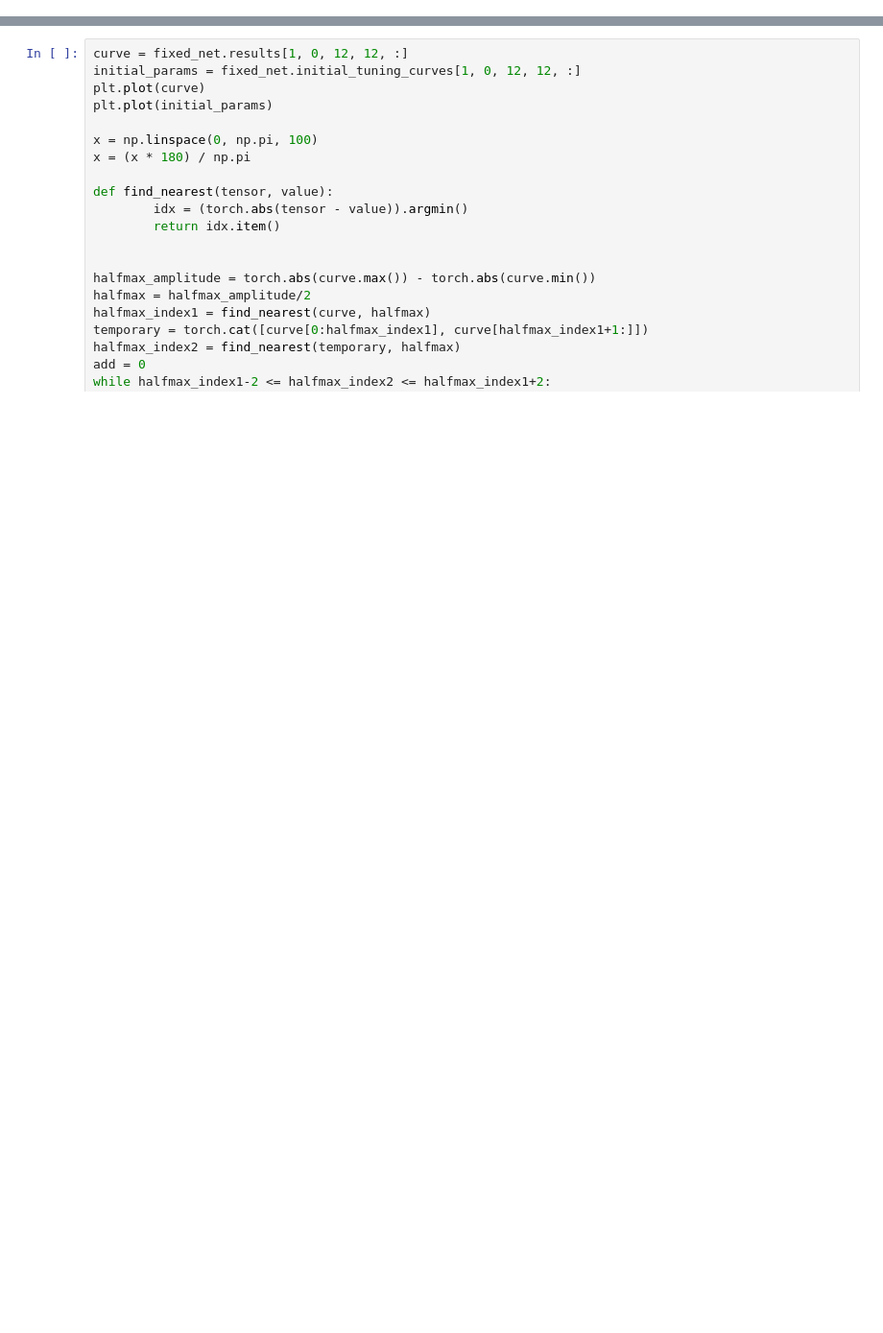
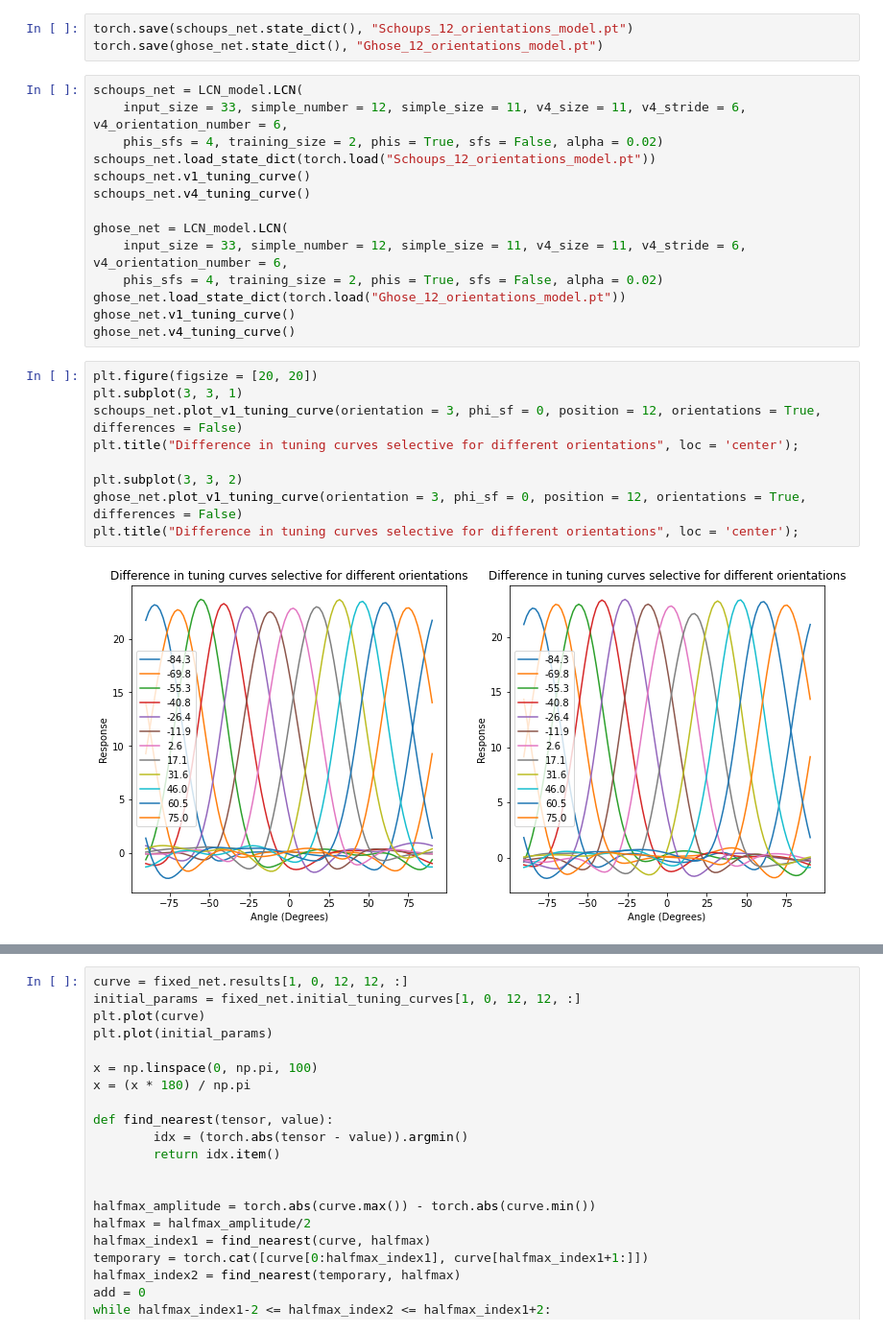
Before and after one commit to pacochow/Modelling-vpl, a Jupyter notebook: Locally_connected_network.ipynb, the cells around one changed output, grey strips where cells are left out. Shown at 96% size. Saved outputs shown, nothing was run; the diff lists cells and outputs as text; blank space fills up the shorter version.

```diff
--- a/Locally_connected_network.ipynb
+++ b/Locally_connected_network.ipynb
@@ -833,0 +449,28 @@ plt.title("Change in bandwidth for V1 tuning curves of networks trained on diffe
+# %%
+torch.save(schoups_net.state_dict(), "Schoups_12_orientations_model.pt")
+torch.save(ghose_net.state_dict(), "Ghose_12_orientations_model.pt")
+# %%
+schoups_net = LCN_model.LCN(
+    input_size = 33, simple_number = 12, simple_size = 11, v4_size = 11, v4_stride = 6, v4_orientation_number = 6,
+    phis_sfs = 4, training_size = 2, phis = True, sfs = False, alpha = 0.02)
+schoups_net.load_state_dict(torch.load("Schoups_12_orientations_model.pt"))
+schoups_net.v1_tuning_curve()
+schoups_net.v4_tuning_curve()
+
+ghose_net = LCN_model.LCN(
+    input_size = 33, simple_number = 12, simple_size = 11, v4_size = 11, v4_stride = 6, v4_orientation_number = 6,
+    phis_sfs = 4, training_size = 2, phis = True, sfs = False, alpha = 0.02)
+ghose_net.load_state_dict(torch.load("Ghose_12_orientations_model.pt"))
+ghose_net.v1_tuning_curve()
+ghose_net.v4_tuning_curve()
+# %%
+plt.figure(figsize = [20, 20])
+plt.subplot(3, 3, 1)
+schoups_net.plot_v1_tuning_curve(orientation = 3, phi_sf = 0, position = 12, orientations = True, differences = False)
+plt.title("Difference in tuning curves selective for different orientations", loc = 'center');
+
+plt.subplot(3, 3, 2)
+ghose_net.plot_v1_tuning_curve(orientation = 3, phi_sf = 0, position = 12, orientations = True, differences = False)
+plt.title("Difference in tuning curves selective for different orientations", loc = 'center');
+# %% [output]
+[figure, added]
```
Also changed, not shown: parts of 67 cells of this notebook, 1 other file.
